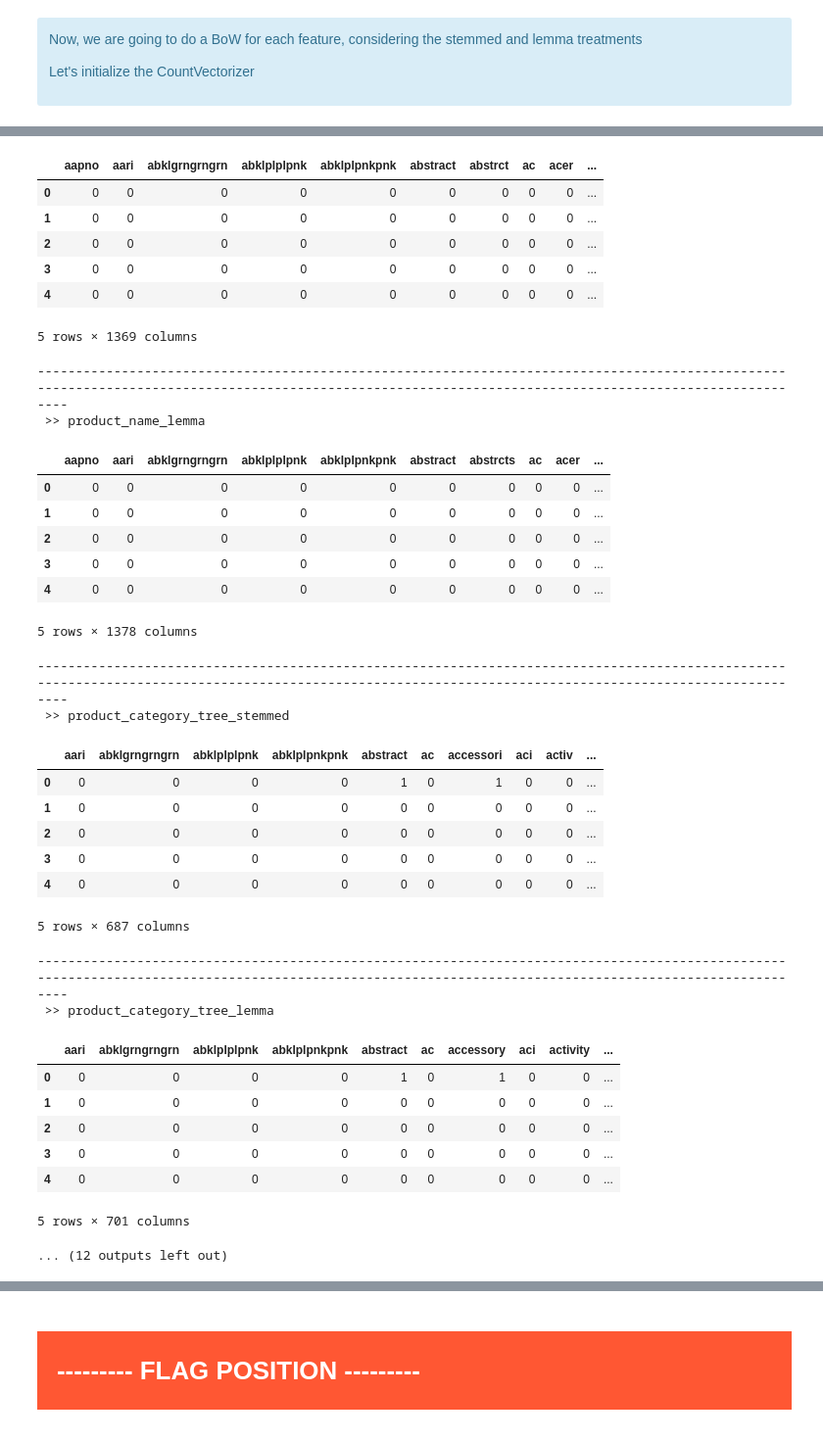
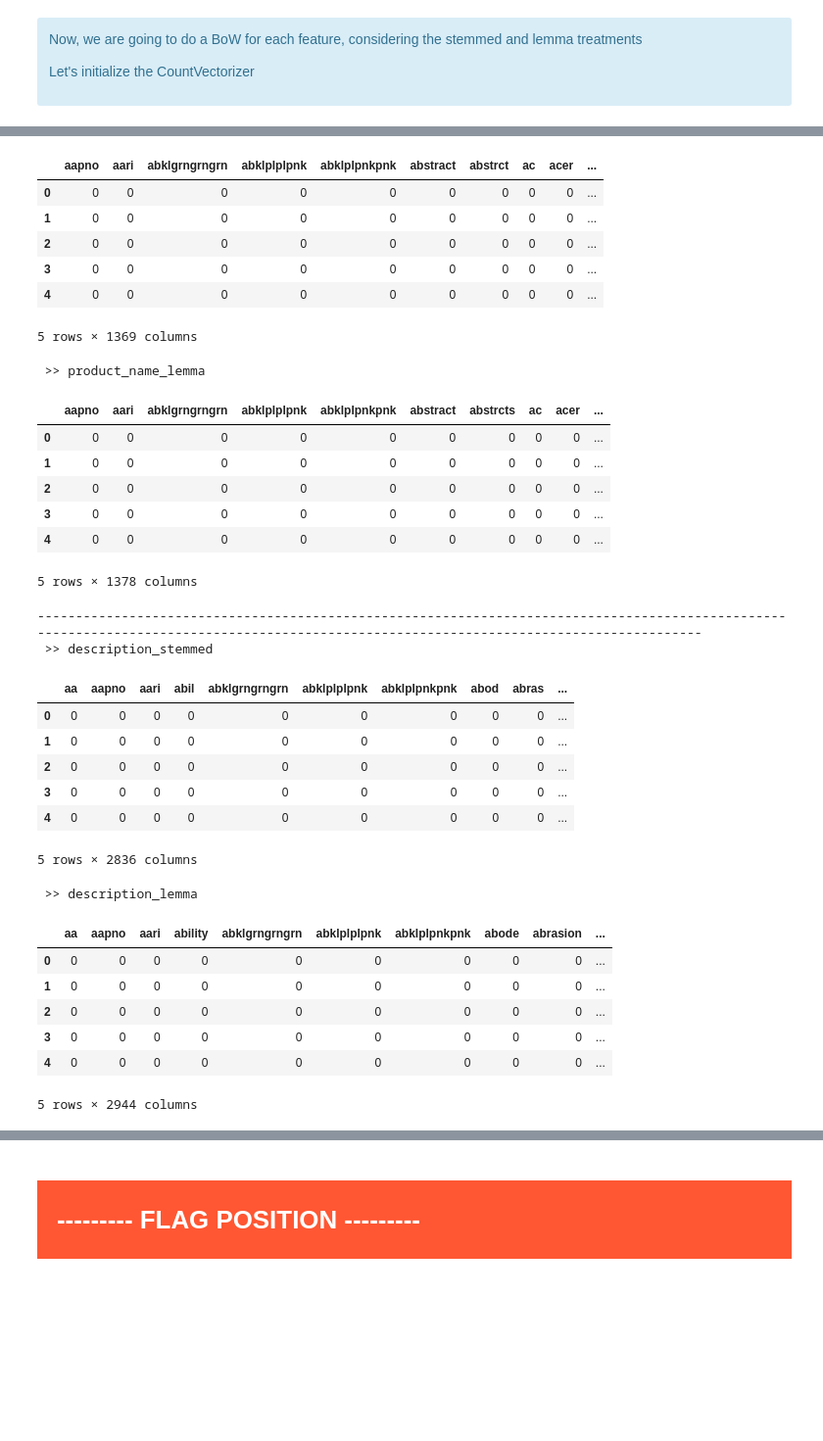
Before and after one commit to samirhinojosa/OC-P6-automatically-classify-consumer-goods, a Jupyter notebook: text_analysis_notebook.ipynb, the cells around one changed output, grey strips where cells are left out. Shown at 98% size. Drawn from its saved outputs; the diff is of its cells as text; code cells hidden in the pictures; blank space fills up the shorter version.

```diff
--- a/text_analysis_notebook.ipynb
+++ b/text_analysis_notebook.ipynb
@@ -904,16 +911,25 @@ vectorizer = CountVectorizer()
 # %%
 pd.set_option("display.max_columns", 25) # show full of showing cols
+# %%
+cv_vectorizer = CountVectorizer()
 # %%
 for col in text_columns:
 
     for var in ["stemmed", "lemma"]:
 
-        globals()["bow_" + col + "_" + var] = vectorizer.fit_transform(df_data[col + "_" + var].astype("U"))
+        globals()["bow_" + col + "_" + var] = cv_vectorizer.fit_transform(df_data[col + "_" + var].astype("U"))
         globals()["df_bow_" + col + "_" + var] = pd.DataFrame(globals()["bow_" + col + "_" + var].toarray(),
-                                                             columns=vectorizer.get_feature_names())
+                                                              columns=cv_vectorizer.get_feature_names())
 
-        print("-"*200)
-        print(" >> " + col + "_" + var)
-        display(globals()["df_bow_" + col + "_" + var].head())
-        print("\n")
+print("-"*185)
+print(" >> product_name_stemmed")
+display(df_bow_product_name_stemmed.head())
+print(" >> product_name_lemma")
+display(df_bow_product_name_lemma.head())
+print("\n")
+print("-"*185)
+print(" >> description_stemmed")
+display(df_bow_description_stemmed.head())
+print(" >> description_lemma")
+display(df_bow_description_lemma.head())
 # %% [output]
@@ -921,36 +937,33 @@ for col in text_columns:
  >> product_name_stemmed
 |  | aapno | aari | abklgrngrngrn | abklplplpnk | abklplpnkpnk | abstract | abstrct | ac | acer | ... |
 | 0 | 0 | 0 | 0 | 0 | 0 | 0 | 0 | 0 | 0 | ... |
 | 1 | 0 | 0 | 0 | 0 | 0 | 0 | 0 | 0 | 0 | ... |
 | 2 | 0 | 0 | 0 | 0 | 0 | 0 | 0 | 0 | 0 | ... |
 | 3 | 0 | 0 | 0 | 0 | 0 | 0 | 0 | 0 | 0 | ... |
 | 4 | 0 | 0 | 0 | 0 | 0 | 0 | 0 | 0 | 0 | ... |
 5 rows × 1369 columns
---------------------------------------------------------------------------------------------------------------------------------------------------------------------------------------------------------
  >> product_name_lemma
 |  | aapno | aari | abklgrngrngrn | abklplplpnk | abklplpnkpnk | abstract | abstrcts | ac | acer | ... |
 | 0 | 0 | 0 | 0 | 0 | 0 | 0 | 0 | 0 | 0 | ... |
 | 1 | 0 | 0 | 0 | 0 | 0 | 0 | 0 | 0 | 0 | ... |
 | 2 | 0 | 0 | 0 | 0 | 0 | 0 | 0 | 0 | 0 | ... |
 | 3 | 0 | 0 | 0 | 0 | 0 | 0 | 0 | 0 | 0 | ... |
 | 4 | 0 | 0 | 0 | 0 | 0 | 0 | 0 | 0 | 0 | ... |
 5 rows × 1378 columns
---------------------------------------------------------------------------------------------------------------------------------------------------------------------------------------------------------
- >> product_category_tree_stemmed
+-----------------------------------------------------------------------------------------------------------------------------------------------------------------------------------------
+ >> description_stemmed
-|  | aari | abklgrngrngrn | abklplplpnk | abklplpnkpnk | abstract | ac | accessori | aci | activ | ... |
-| 0 | 0 | 0 | 0 | 0 | 1 | 0 | 1 | 0 | 0 | ... |
+|  | aa | aapno | aari | abil | abklgrngrngrn | abklplplpnk | abklplpnkpnk | abod | abras | ... |
+| 0 | 0 | 0 | 0 | 0 | 0 | 0 | 0 | 0 | 0 | ... |
 | 1 | 0 | 0 | 0 | 0 | 0 | 0 | 0 | 0 | 0 | ... |
 | 2 | 0 | 0 | 0 | 0 | 0 | 0 | 0 | 0 | 0 | ... |
 | 3 | 0 | 0 | 0 | 0 | 0 | 0 | 0 | 0 | 0 | ... |
 | 4 | 0 | 0 | 0 | 0 | 0 | 0 | 0 | 0 | 0 | ... |
-5 rows × 687 columns
+5 rows × 2836 columns
---------------------------------------------------------------------------------------------------------------------------------------------------------------------------------------------------------
- >> product_category_tree_lemma
+ >> description_lemma
-|  | aari | abklgrngrngrn | abklplplpnk | abklplpnkpnk | abstract | ac | accessory | aci | activity | ... |
-| 0 | 0 | 0 | 0 | 0 | 1 | 0 | 1 | 0 | 0 | ... |
+|  | aa | aapno | aari | ability | abklgrngrngrn | abklplplpnk | abklplpnkpnk | abode | abrasion | ... |
+| 0 | 0 | 0 | 0 | 0 | 0 | 0 | 0 | 0 | 0 | ... |
 | 1 | 0 | 0 | 0 | 0 | 0 | 0 | 0 | 0 | 0 | ... |
 | 2 | 0 | 0 | 0 | 0 | 0 | 0 | 0 | 0 | 0 | ... |
 | 3 | 0 | 0 | 0 | 0 | 0 | 0 | 0 | 0 | 0 | ... |
 | 4 | 0 | 0 | 0 | 0 | 0 | 0 | 0 | 0 | 0 | ... |
-5 rows × 701 columns
+5 rows × 2944 columns
-... (12 outputs left out)
```
Also changed, not shown: parts of 35 cells of this notebook, 1 other file.
